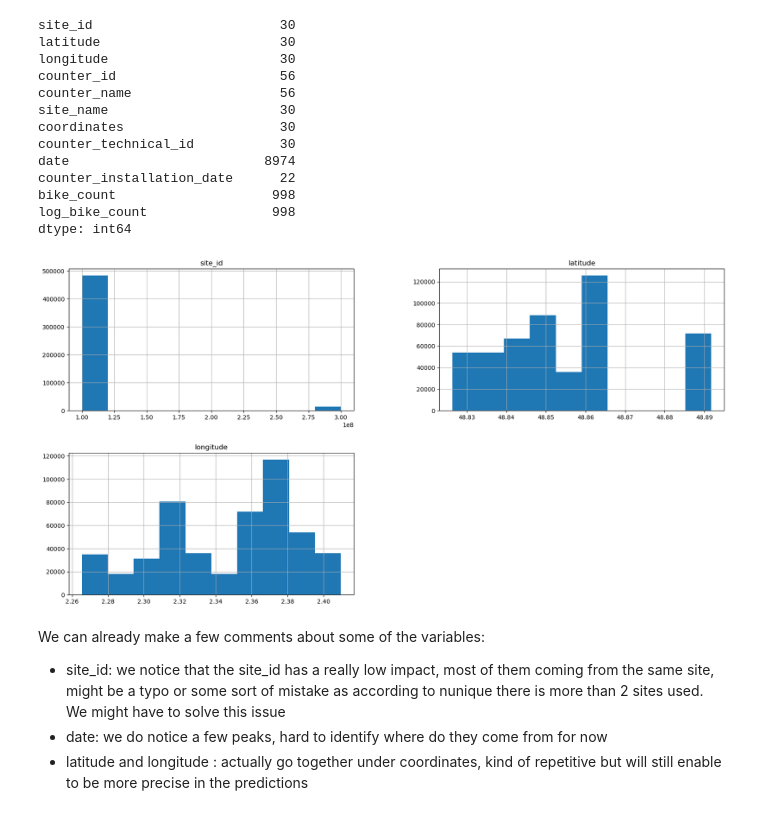
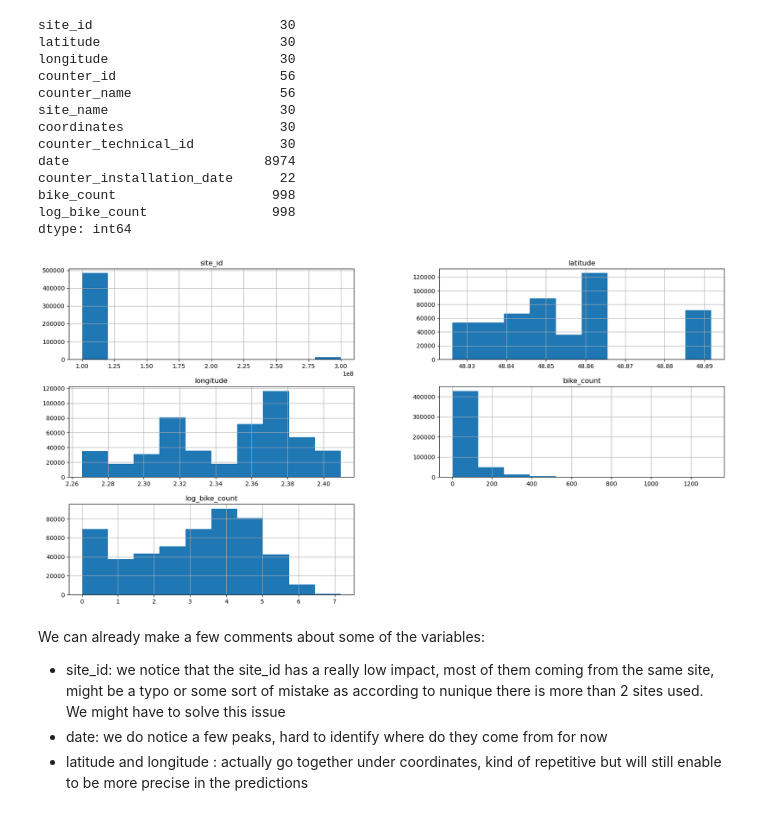
Before and after one commit to thom1100/bike_counters_, a Jupyter notebook: Data_optimization.ipynb, the cells around one changed output. Drawn from its saved outputs; the diff is of its cells as text; code cells hidden in the pictures.

```diff
--- a/Data_optimization.ipynb
+++ b/Data_optimization.ipynb
@@ -84,9 +84,9 @@ bike_count                    998
 log_bike_count                998
 dtype: int64
 # %%
-data_bike[numerical_columns].hist(figsize=(20, 10));
+data_bike[numerical_columns + target_columns].hist(figsize=(20, 10));
 # %% [output]
-[figure, old version]
+[figure, new version]
 # %% [markdown]
 We can already make a few comments about some of the variables:
 * site_id: we notice that the site_id has a really low impact, most of them coming from the same site, might be a typo or some sort of mistake as according to nunique there is more than 2 sites used. We might have to solve this issue
```
Also changed, not shown: parts of 18 cells of this notebook.
